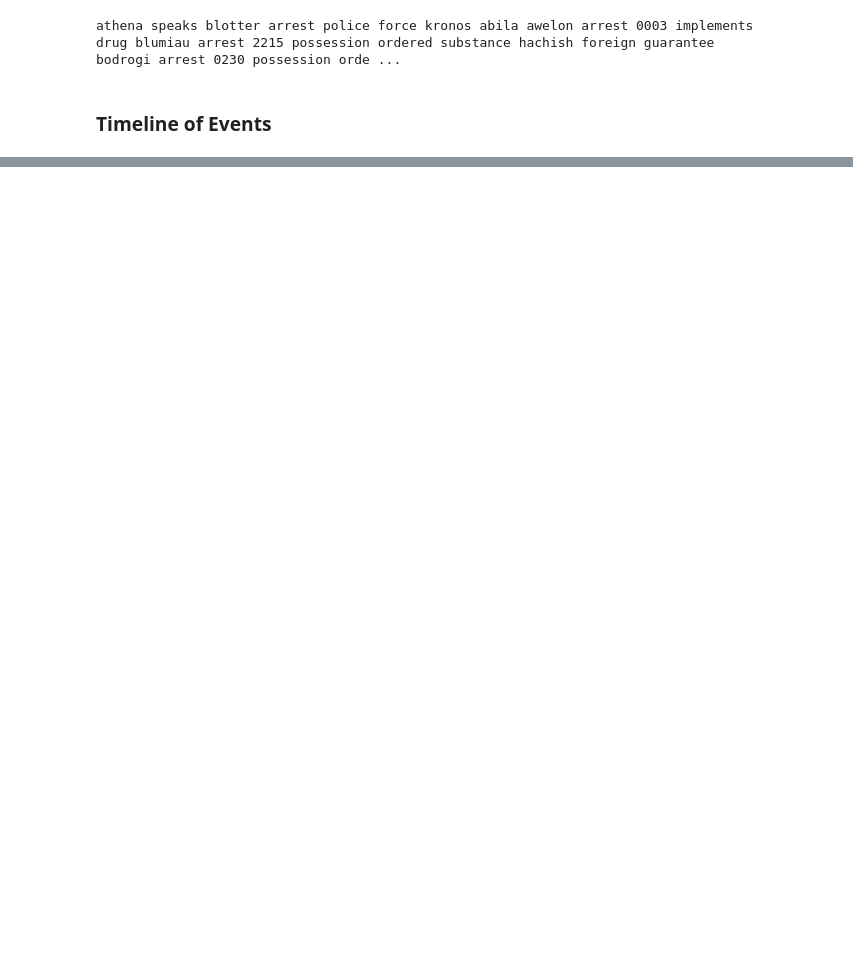
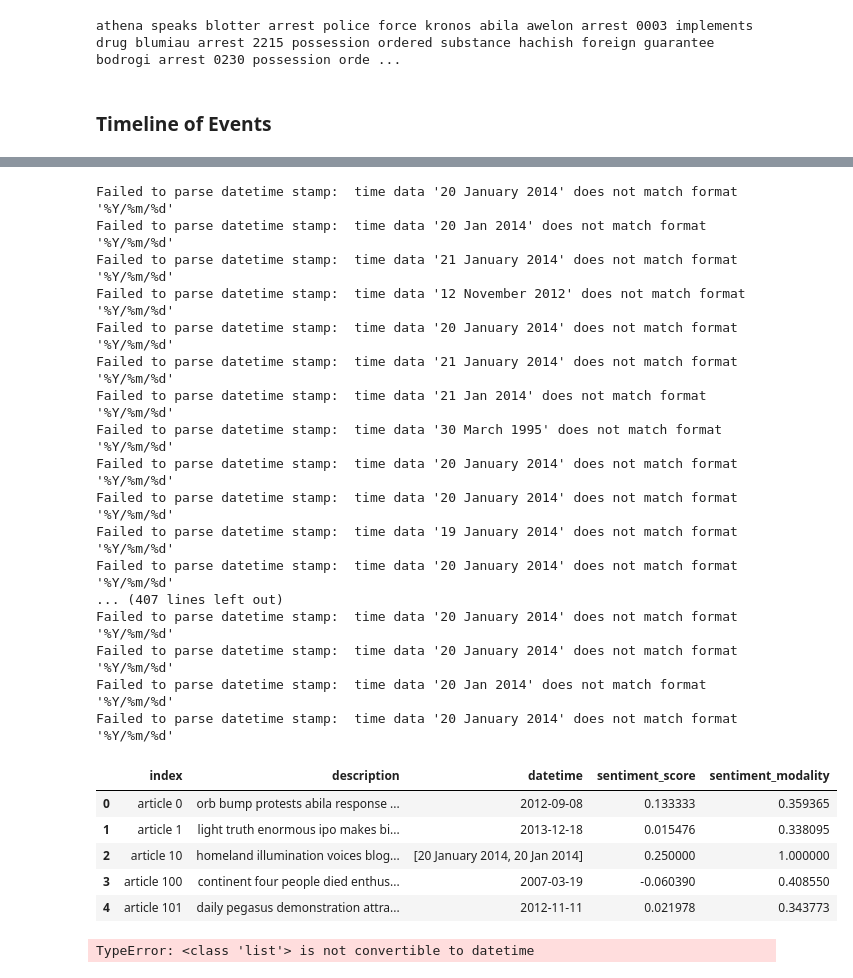
Before and after one commit to hypothetical-lemon/COMP4449-capstone, a Jupyter notebook: final/KronosKidnapping/heather_lemon_final_kidnappingreport.ipynb, the cells around one changed output, grey strips where cells are left out. Saved outputs shown, nothing was run; the diff lists cells and outputs as text; code cells hidden in the pictures; blank space fills up the shorter version.

Commit message:
filter datetime

```diff
--- a/final/KronosKidnapping/heather_lemon_final_kidnappingreport.ipynb
+++ b/final/KronosKidnapping/heather_lemon_final_kidnappingreport.ipynb
@@ -896,3 +898,44 @@ articles_df.head()
+# %%
+def parseDatetime(date):
+    format = "%Y/%m/%d"
+    for date_string in date:
+        try:
+            date = datetime.strptime(date_string, format).date()
+        except Exception as ex:
+            print("Failed to parse datetime stamp: ", ex)
+    return date
+
+articles_df['datetime'] = articles_df['datetime'].apply(lambda x: parseDatetime(x))
+articles_df.head()
+# %% [output]
+Failed to parse datetime stamp:  time data '20 January 2014' does not match format '%Y/%m/%d'
+Failed to parse datetime stamp:  time data '20 Jan 2014' does not match format '%Y/%m/%d'
+Failed to parse datetime stamp:  time data '21 January 2014' does not match format '%Y/%m/%d'
+Failed to parse datetime stamp:  time data '12 November 2012' does not match format '%Y/%m/%d'
+Failed to parse datetime stamp:  time data '20 January 2014' does not match format '%Y/%m/%d'
+Failed to parse datetime stamp:  time data '21 January 2014' does not match format '%Y/%m/%d'
+Failed to parse datetime stamp:  time data '21 Jan 2014' does not match format '%Y/%m/%d'
+Failed to parse datetime stamp:  time data '30 March 1995' does not match format '%Y/%m/%d'
+Failed to parse datetime stamp:  time data '20 January 2014' does not match format '%Y/%m/%d'
+Failed to parse datetime stamp:  time data '20 January 2014' does not match format '%Y/%m/%d'
+Failed to parse datetime stamp:  time data '19 January 2014' does not match format '%Y/%m/%d'
+Failed to parse datetime stamp:  time data '20 January 2014' does not match format '%Y/%m/%d'
+... (407 lines left out)
+Failed to parse datetime stamp:  time data '20 January 2014' does not match format '%Y/%m/%d'
+Failed to parse datetime stamp:  time data '20 January 2014' does not match format '%Y/%m/%d'
+Failed to parse datetime stamp:  time data '20 Jan 2014' does not match format '%Y/%m/%d'
+Failed to parse datetime stamp:  time data '20 January 2014' does not match format '%Y/%m/%d'
+|  | index | description | datetime | sentiment_score | sentiment_modality |
+| 0 | article 0 | orb bump protests abila response ... | 2012-09-08 | 0.133333 | 0.359365 |
+| 1 | article 1 | light truth enormous ipo makes bi... | 2013-12-18 | 0.015476 | 0.338095 |
+| 2 | article 10 | homeland illumination voices blog... | [20 January 2014, 20 Jan 2014] | 0.250000 | 1.000000 |
+| 3 | article 100 | continent four people died enthus... | 2007-03-19 | -0.060390 | 0.408550 |
+| 4 | article 101 | daily pegasus demonstration attra... | 2012-11-11 | 0.021978 | 0.343773 |
+# %%
+articles_df['datetime'] = pd.to_datetime(articles_df['datetime']).dt.date
+print(articles_df.dtypes)
+# %% [output]
+TypeError: <class 'list'> is not convertible to datetime
 # %%
 # def search_arrested_articles(employee, arrest_df):
 #     if arrest_df['description'].__contains__(employee):
```
Also changed, not shown: parts of 9 cells of this notebook.
